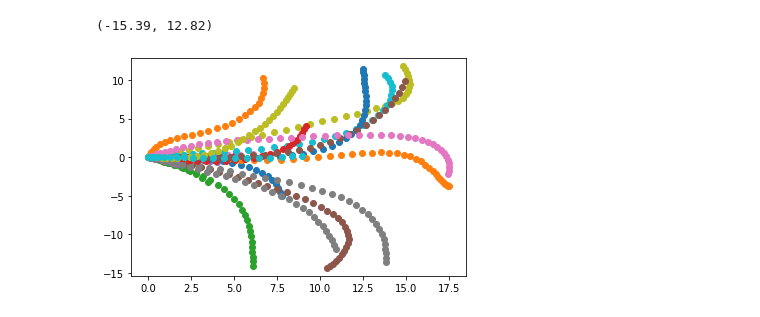
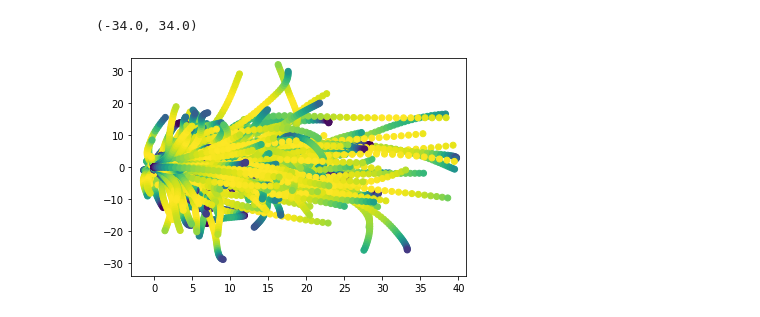
Before and after one commit to sskett/cosc301, a Jupyter notebook: route_finder.ipynb, the cells around one changed output. Drawn from its saved outputs; the diff is of its cells as text; code cells hidden in the pictures.

```diff
--- a/route_finder.ipynb
+++ b/route_finder.ipynb
@@ -86,7 +79,7 @@ end_events = ['pass_arrived', 'pass_outcome_caught', 'out_of_bounds',
                        'touchback', 'penalty_flag', 'penalty_accepted', 'field_goal_blocked']
 
 # Generate vectors of positions
-for gpid in gpids[:100]:
+for gpid in gpids[:1000]:
     df = runners.loc[runners['gpid'] == gpid]
     players = df['nflId'].unique().tolist()
     for player in players:
@@ -97,7 +90,10 @@ for gpid in gpids[:100]:
             if end_frame > start_frame:
                 positions = []
                 for frame in range(start_frame + 1, end_frame + 1):
-                    positions.append(player_df.loc[(player_df['frameId'] == frame)]['pos'].values[0].tolist())
+                    # positions.append(player_df.loc[(player_df['frameId'] == frame)]['pos'].values[0].tolist())
+                    new_pos = player_df.loc[(player_df['frameId'] == frame)]['pos'].values[0].tolist()
+                    new_pos.append(player_df.loc[(player_df['frameId'] == frame)]['s'].values[0])
+                    positions.append(new_pos)
                 positions = np.array(positions)
                 try:
                     routes_df.loc[index] = {
@@ -116,14 +112,18 @@ for gpid in gpids[:100]:
 # %%
 x = [0, 0]
 y = [0, 0]
-for idx, row in routes_df.loc[(routes_df['route'] == 'OUT')].iterrows():
+
+for idx, row in routes_df.iterrows():
     if row['pos'][:, 0].min() < x[0]: x[0] = row['pos'][:, 0].min()
     if row['pos'][:, 0].max() > x[1]: x[1] = row['pos'][:, 0].max()
     if row['pos'][:, 1].min() < y[0]: y[0] = row['pos'][:, 1].min()
     if row['pos'][:, 1].max() > y[1]: y[1] = row['pos'][:, 1].max()
-    plt.scatter(row['pos'][:, 0], row['pos'][:, 1])
+    plt.scatter(row['pos'][:, 0], row['pos'][:, 1], c=row['pos'][:, 2])
+x = [np.floor(x[0]), np.ceil(x[1])]
 plt.xlim(x[0] - 1, x[1] + 1)
+y[0] = -1 * np.ceil(max(abs(y[0]), abs(y[1])))
+y[1] = abs(y[0])
 plt.ylim(y[0] - 1, y[1] + 1)
 # %% [output]
-(-15.39, 12.82)
+(-34.0, 34.0)
-[figure, old version]
+[figure, new version]
```
Also changed, not shown: parts of 10 cells of this notebook, 1 other file.
